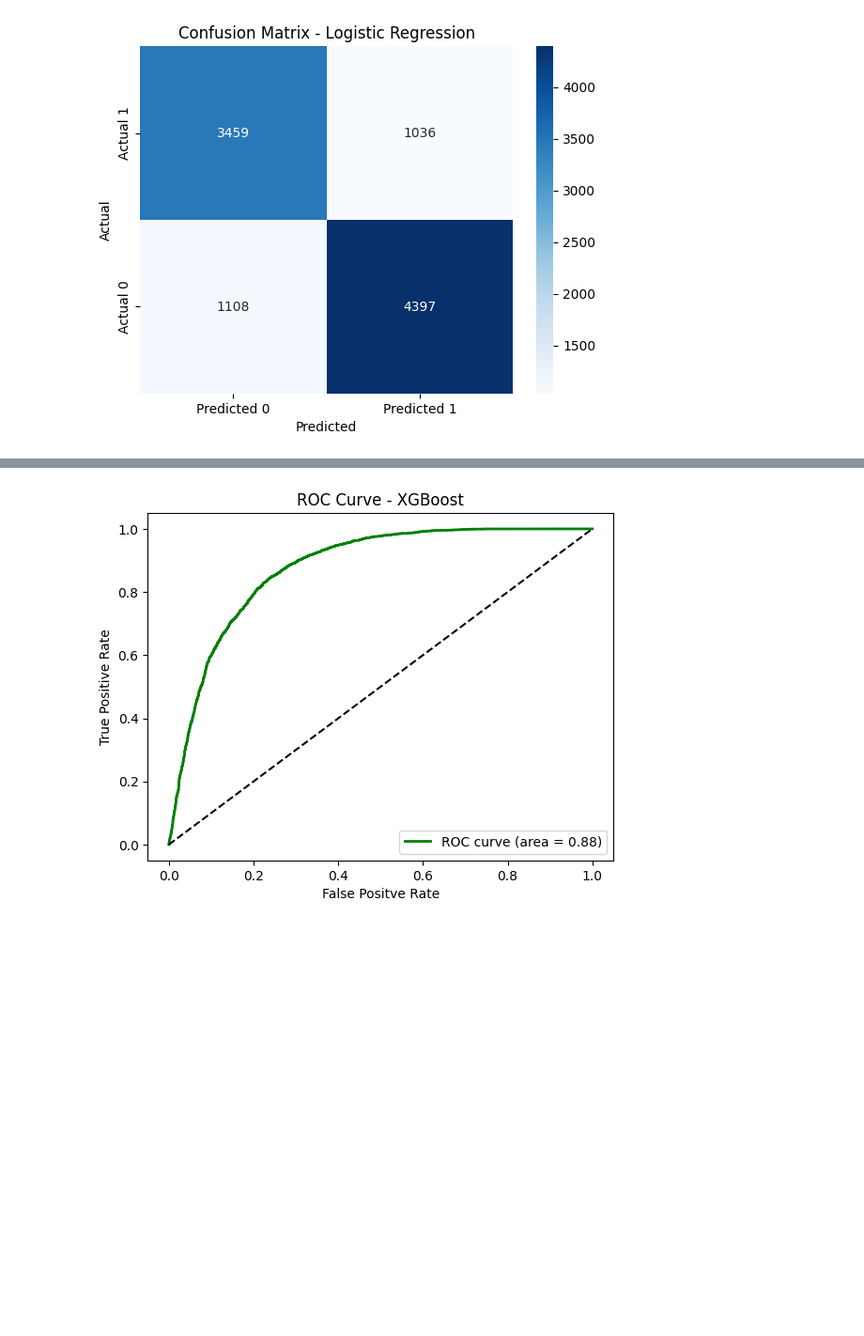
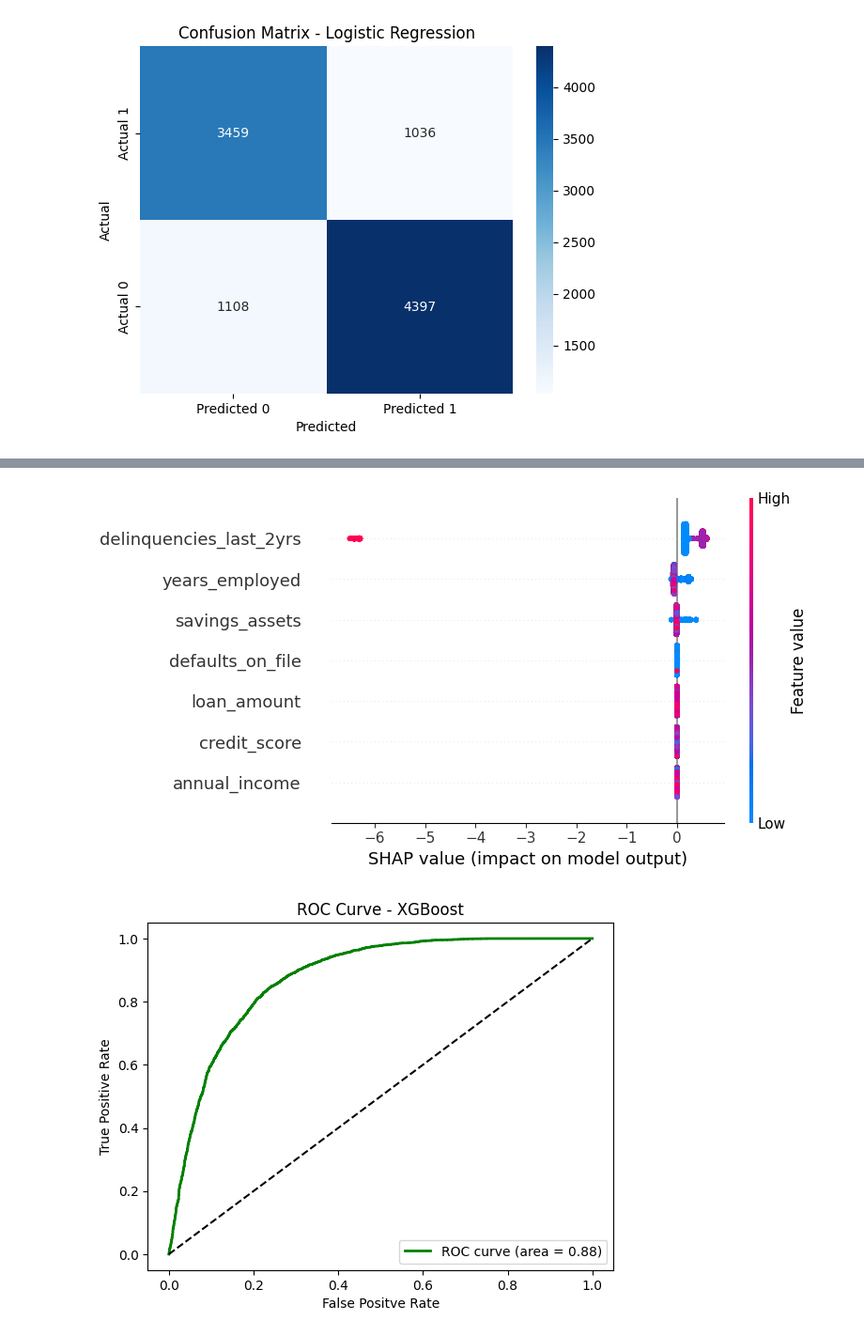
Before and after one commit to jam04241/Loan-Approval-ML, a Jupyter notebook: GoogleCollab/Pipeline/LoanStatusTrainingPipeline.ipynb, the cells around one changed output, grey strips where cells are left out. Shown at 94% size. Cells and saved outputs as stored; diff of their text form; code cells hidden in the pictures; blank space fills up the shorter version.

```diff
--- a/GoogleCollab/Pipeline/LoanStatusTrainingPipeline.ipynb
+++ b/GoogleCollab/Pipeline/LoanStatusTrainingPipeline.ipynb
@@ -292,21 +303,6 @@ X_test_scaled = scaler.transform(X_test)
 # Apply SMOTE only to the training data
 smote = SMOTE(random_state=42)
 X_train_resampled, y_train_resampled = smote.fit_resample(X_train_scaled, y_train)
-# %%
-# Define Model for Training ready for Pipeline
-scaler = StandardScaler()
-
-smote = SMOTE(random_state=42)
-
-log_reg_model = LogisticRegression(random_state=42, max_iter=1000, class_weight='balanced')
-
-xgb_model = xgb.XGBClassifier(
-    random_state=42,
-    learning_rate=0.1,
-    max_depth=5,
-    n_estimators=100,
-    eval_metric='logloss'
-)
 # %%
 # 1. Initialize and Train the model for Logistic Regression Pipeline
 # Using the imblearn Pipeline (imported as Pipeline in cell 1) to support SMOTE
@@ -423,3 +480,9 @@ weighted avg       0.79      0.79      0.79     10000
+# %%
+explainer = shap.Explainer(xgb_model, X_train)
+shap_values = explainer(X_test)
+shap.summary_plot(shap_values, X_test, feature_names=feature_names)
+# %% [output]
+[figure, added]
 # %%
 # ROC & AUC FOR XGBoost
 y_true = y_test
```
Also changed, not shown: parts of 16 cells of this notebook, 4 other files.
